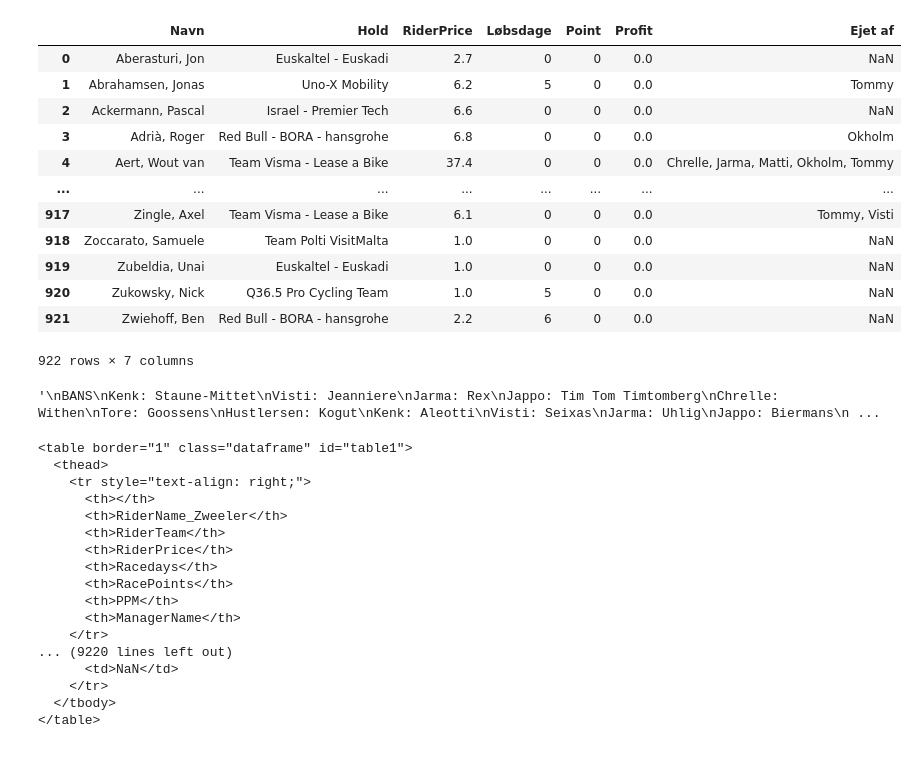
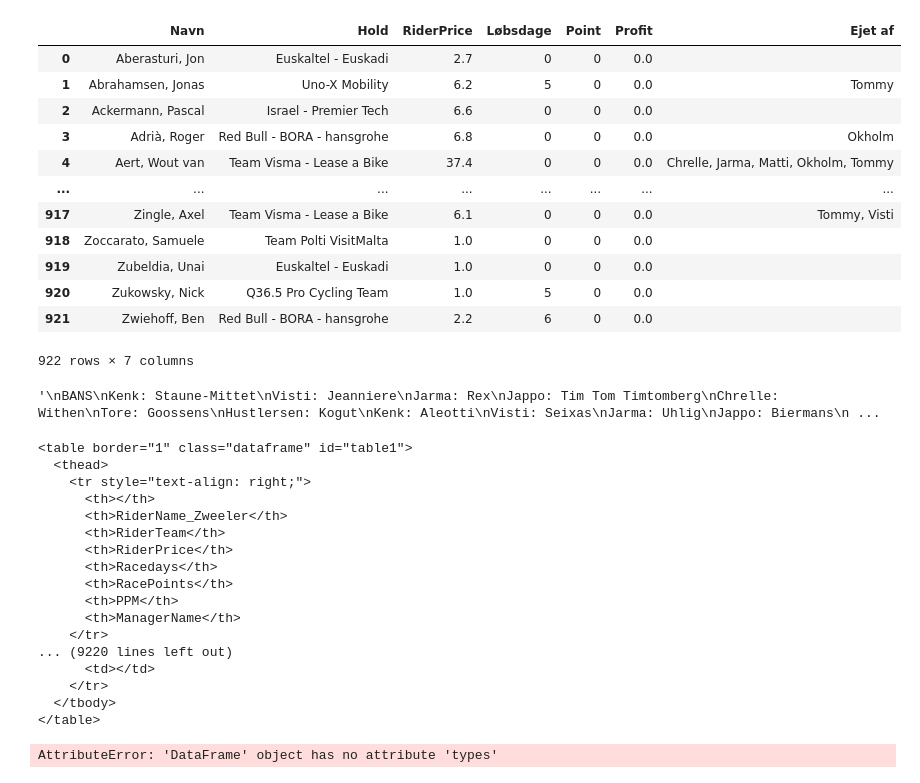
Before and after one commit to cccchhhhrrrr/cccchhhhrrrr.github.io, a Jupyter notebook: datamaker.ipynb, the cells around one changed output. Saved outputs shown, nothing was run; the diff lists cells and outputs as text; code cells hidden in the pictures.

Commit message:
Changed formatting of table.

```diff
--- a/datamaker.ipynb
+++ b/datamaker.ipynb
@@ -74,45 +74,47 @@ def float_to_int(row):
     else:
         return int(row)
 
+
 RIDER_OUTPUT["PPM"] = RIDER_OUTPUT.apply(lambda row: ppm(row["RacePoints"], row["RiderPrice"]), axis = 1)
 RIDER_OUTPUT["RacePoints"] = RIDER_OUTPUT.apply(lambda row: float_to_int(row["RacePoints"]), axis = 1)
 RIDER_OUTPUT["Racedays"] = RIDER_OUTPUT.apply(lambda row: float_to_int(row["Racedays"]), axis = 1)
+RIDER_OUTPUT.ManagerName = RIDER_OUTPUT.ManagerName.fillna("")
 
 RIDER_OUTPUT = RIDER_OUTPUT[["RiderName_Zweeler", "RiderTeam", "RiderPrice", "Racedays", "RacePoints", "PPM", "ManagerName"]]
 
 RIDER_OUTPUT.rename(columns = {
     "RiderName_Zweeler": "Navn",
     "RiderTeam": "Hold",
     "Racedays": "Løbsdage",
     "RacePoints": "Point",
     "PPM": "Profit",
     "ManagerName": "Ejet af"
 })
 
 # CREATE TABLE CONSISTING OF:
 # RIDERNAME
 # RIDERTEAM
 # RACEDAYS TOTAL (Number from PCS)
 # RACEDAYS IN GAME (NUmber of stages incl. DNF/DNS, excluding TTT and GC)
 # Points 2025 (calculated)
 # Points 2024 (calculated)
 # PPM 2025 (calculated)
 # Picked by number in game (need to scrape from Zweeler)
 # Cheapo eligible (<= 2.5 + not banned)
 # Managers owning
 # %% [output]
 |  | Navn | Hold | RiderPrice | Løbsdage | Point | Profit | Ejet af |
-| 0 | Aberasturi, Jon | Euskaltel - Euskadi | 2.7 | 0 | 0 | 0.0 | NaN |
+| 0 | Aberasturi, Jon | Euskaltel - Euskadi | 2.7 | 0 | 0 | 0.0 |  |
 | 1 | Abrahamsen, Jonas | Uno-X Mobility | 6.2 | 5 | 0 | 0.0 | Tommy |
-| 2 | Ackermann, Pascal | Israel - Premier Tech | 6.6 | 0 | 0 | 0.0 | NaN |
+| 2 | Ackermann, Pascal | Israel - Premier Tech | 6.6 | 0 | 0 | 0.0 |  |
 | 3 | Adrià, Roger | Red Bull - BORA - hansgrohe | 6.8 | 0 | 0 | 0.0 | Okholm |
 | 4 | Aert, Wout van | Team Visma - Lease a Bike | 37.4 | 0 | 0 | 0.0 | Chrelle, Jarma, Matti, Okholm, Tommy |
 | ... | ... | ... | ... | ... | ... | ... | ... |
 | 917 | Zingle, Axel | Team Visma - Lease a Bike | 6.1 | 0 | 0 | 0.0 | Tommy, Visti |
-| 918 | Zoccarato, Samuele | Team Polti VisitMalta | 1.0 | 0 | 0 | 0.0 | NaN |
-| 919 | Zubeldia, Unai | Euskaltel - Euskadi | 1.0 | 0 | 0 | 0.0 | NaN |
-| 920 | Zukowsky, Nick | Q36.5 Pro Cycling Team | 1.0 | 5 | 0 | 0.0 | NaN |
-| 921 | Zwiehoff, Ben | Red Bull - BORA - hansgrohe | 2.2 | 6 | 0 | 0.0 | NaN |
+| 918 | Zoccarato, Samuele | Team Polti VisitMalta | 1.0 | 0 | 0 | 0.0 |  |
+| 919 | Zubeldia, Unai | Euskaltel - Euskadi | 1.0 | 0 | 0 | 0.0 |  |
+| 920 | Zukowsky, Nick | Q36.5 Pro Cycling Team | 1.0 | 5 | 0 | 0.0 |  |
+| 921 | Zwiehoff, Ben | Red Bull - BORA - hansgrohe | 2.2 | 6 | 0 | 0.0 |  |
 922 rows × 7 columns
 # %%
 """
@@ -152,7 +154,11 @@ print(html)
       <th>ManagerName</th>
     </tr>
 ... (9220 lines left out)
-      <td>NaN</td>
+      <td></td>
     </tr>
   </tbody>
 </table>
+# %%
+RIDER_OUTPUT.types()
+# %% [output]
+AttributeError: 'DataFrame' object has no attribute 'types'
```
Also changed, not shown: 1 other file.
